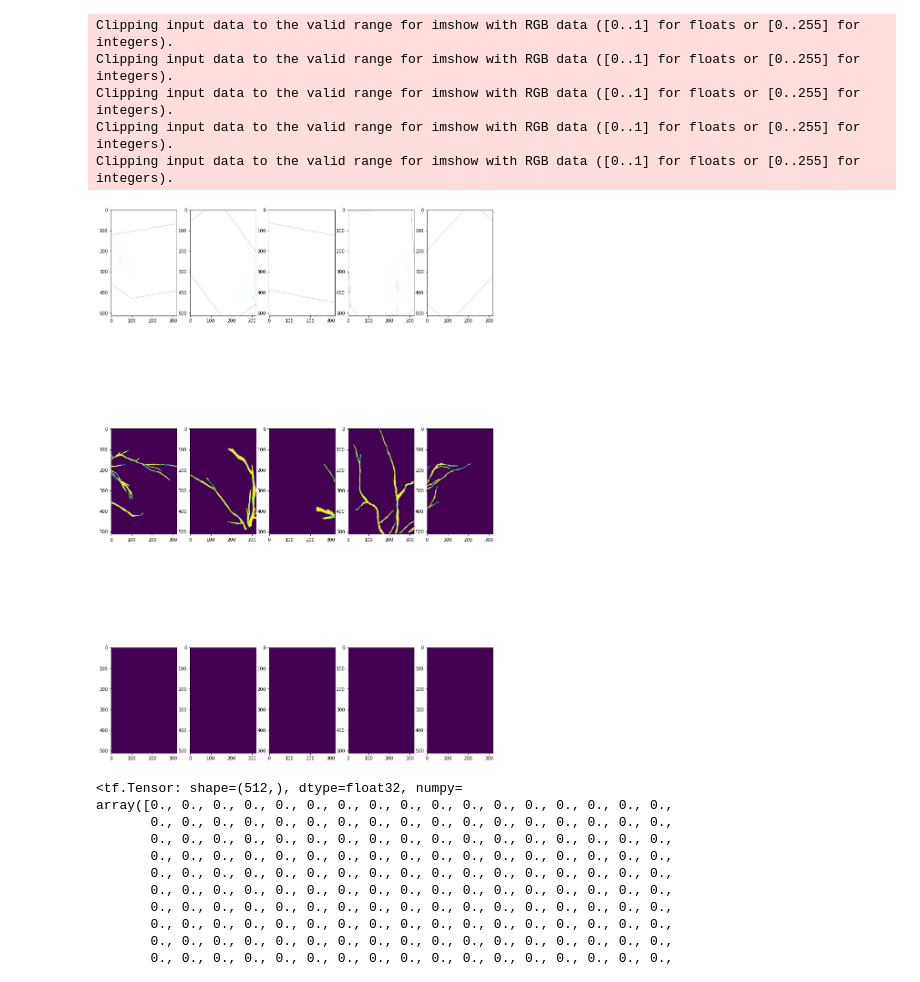
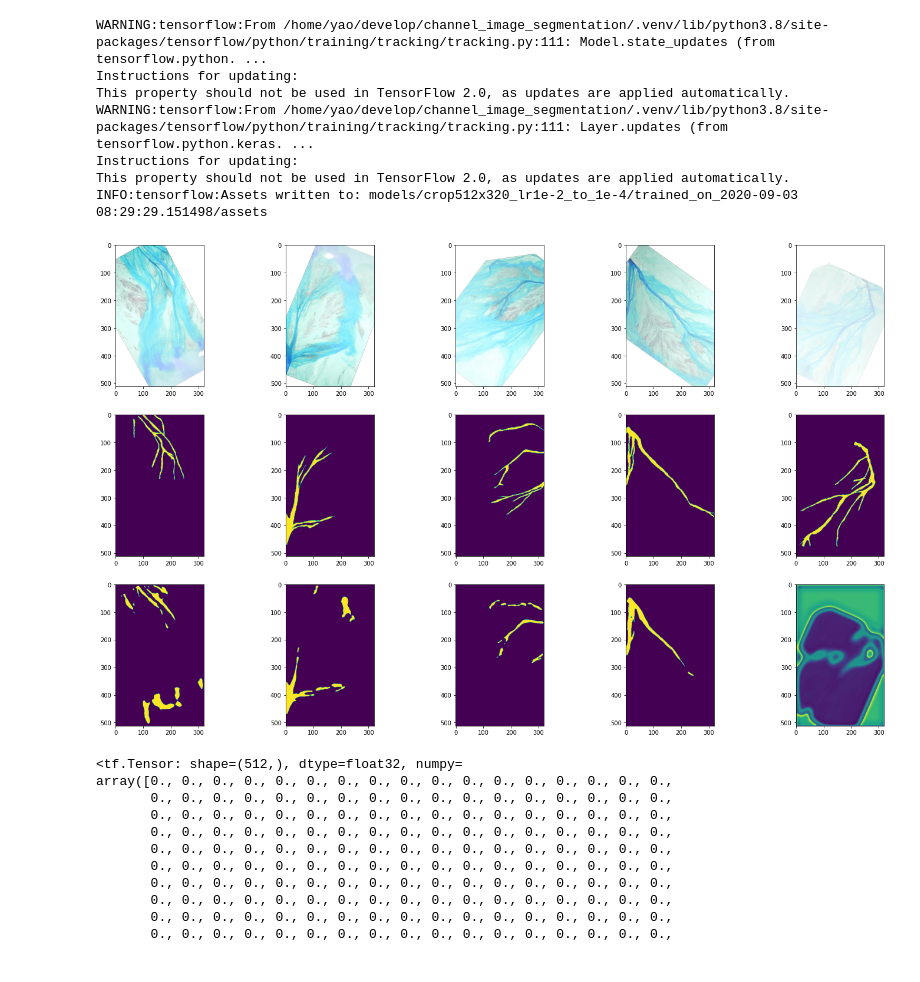
Before and after one commit to badGarnet/channel_image_segmentation, a Jupyter notebook: notes/small_unet.ipynb, the cells around one changed output. Saved outputs shown, nothing was run; the diff lists cells and outputs as text; code cells hidden in the pictures.

```diff
--- a/notes/small_unet.ipynb
+++ b/notes/small_unet.ipynb
@@ -49,7 +56,7 @@ class LRFinder(Callback):
     the plot method.
     """
 
-    def __init__(self, start_lr: float = 1e-7, end_lr: float = 10, max_steps: int = 100, smoothing=0.9):
+    def __init__(self, start_lr: float = 1e-7, end_lr: float = 10, max_steps: int = 336, smoothing=0.9):
         super(LRFinder, self).__init__()
         self.start_lr, self.end_lr = start_lr, end_lr
         self.max_steps = max_steps
@@ -131,8 +121,5 @@ lr_finder.plot()
 # %%
-BATCH_SIZE = 2
-BUFFER_SIZE = 6
-
-initial_learning_rate = 1e-1
+initial_learning_rate = 1e-2
 lr_schedule = tf.keras.optimizers.schedules.ExponentialDecay(
     initial_learning_rate,
     decay_steps=100,
@@ -140,22 +127,29 @@ lr_schedule = tf.keras.optimizers.schedules.ExponentialDecay(
     staircase=True)
 
 model.compile_model(
-    optimizer=tf.keras.optimizers.Adam(learning_rate=1e-3),
+    optimizer=tf.keras.optimizers.Adam(learning_rate=lr_schedule),
     loss=reduced_iou_loss,
     metrics=['accuracy', tp, tn]
 )
 
-train_dataset =  train_data.data\
-    .shuffle(BUFFER_SIZE)\
-    .batch(BATCH_SIZE)\
-    .prefetch(buffer_size=tf.data.experimental.AUTOTUNE)
-val_dataset =  val_data.data\
-    .shuffle(BUFFER_SIZE)\
-    .batch(BATCH_SIZE)\
-    .prefetch(buffer_size=tf.data.experimental.AUTOTUNE)
+session_labels.append('lr1e-2_to_1e-4')
+session_name = '_'.join(session_labels)
+save_path = Path("./logs") / session_name / ('trained_on_'+str(datetime.datetime.now()))
+os.makedirs(save_path)
+tensorboard_callback = tf.keras.callbacks.TensorBoard(log_dir=save_path)
+early_stopping_callback = tf.keras.callbacks.EarlyStopping(monitor='val_loss', patience=3)
+
+# train_dataset =  train_data.data\
+#     .shuffle(BUFFER_SIZE)\
+#     .batch(BATCH_SIZE)\
+#     .prefetch(buffer_size=tf.data.experimental.AUTOTUNE)
+# val_dataset =  val_data.data\
+#     .shuffle(BUFFER_SIZE)\
+#     .batch(BATCH_SIZE)\
+#     .prefetch(buffer_size=tf.data.experimental.AUTOTUNE)
 
 model.unet.fit(
-    train_dataset, epochs=10, validation_data=val_dataset,
+    train_dataset, epochs=20, validation_data=val_dataset,
     callbacks=[tensorboard_callback, early_stopping_callback]
 )
 # %% [output]
@@ -165,22 +180,27 @@ use `tf.profiler.experimental.stop` instead.
+# %%
+model.unet.save(model_path)
+# %% [output]
+WARNING:tensorflow:From /home/yao/develop/channel_image_segmentation/.venv/lib/python3.8/site-packages/tensorflow/python/training/tracking/tracking.py:111: Model.state_updates (from tensorflow.python. ...
+Instructions for updating:
+This property should not be used in TensorFlow 2.0, as updates are applied automatically.
+WARNING:tensorflow:From /home/yao/develop/channel_image_segmentation/.venv/lib/python3.8/site-packages/tensorflow/python/training/tracking/tracking.py:111: Layer.updates (from tensorflow.python.keras. ...
+Instructions for updating:
+This property should not be used in TensorFlow 2.0, as updates are applied automatically.
+INFO:tensorflow:Assets written to: models/crop512x320_lr1e-2_to_1e-4/trained_on_2020-09-03 08:29:29.151498/assets
 # %%
 n_samples = 5
 
-fig, axes = plt.subplots(nrows=3, ncols=n_samples, figsize=(15, n_samples*5))
+fig, axes = plt.subplots(nrows=3, ncols=n_samples, figsize=(n_samples*5, 15))
 i = 0
 for x, y in val_dataset.take(5):
     axes[0][i].imshow(x[0, :, : :])
     axes[1][i].imshow(y[0, :, : :])
     axes[2][i].imshow(model.unet.predict(x)[0, :, :, 1])
     i += 1
 
 plt.show()
 # %% [output]
-Clipping input data to the valid range for imshow with RGB data ([0..1] for floats or [0..255] for integers).
-Clipping input data to the valid range for imshow with RGB data ([0..1] for floats or [0..255] for integers).
-Clipping input data to the valid range for imshow with RGB data ([0..1] for floats or [0..255] for integers).
-Clipping input data to the valid range for imshow with RGB data ([0..1] for floats or [0..255] for integers).
-Clipping input data to the valid range for imshow with RGB data ([0..1] for floats or [0..255] for integers).
-[figure, old version]
+[figure, new version]
 # %%
 y[0, :, 200, 0]
 # %% [output]
```
Also changed, not shown: parts of 8 cells of this notebook, 3 other files.
